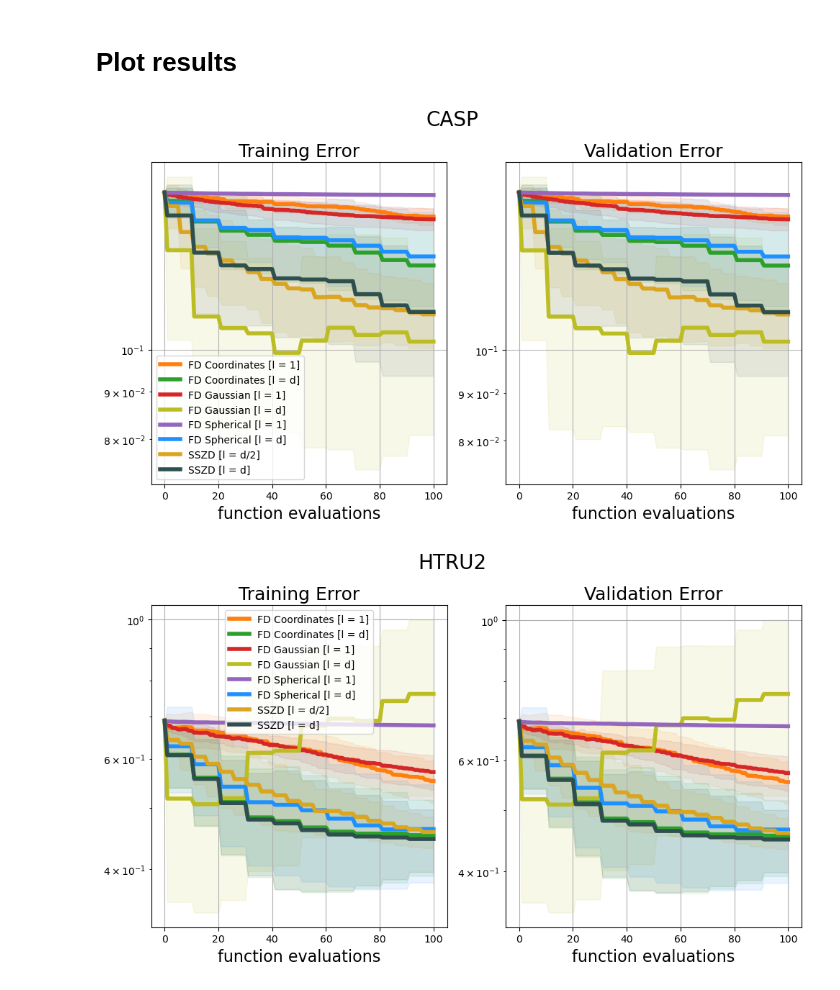
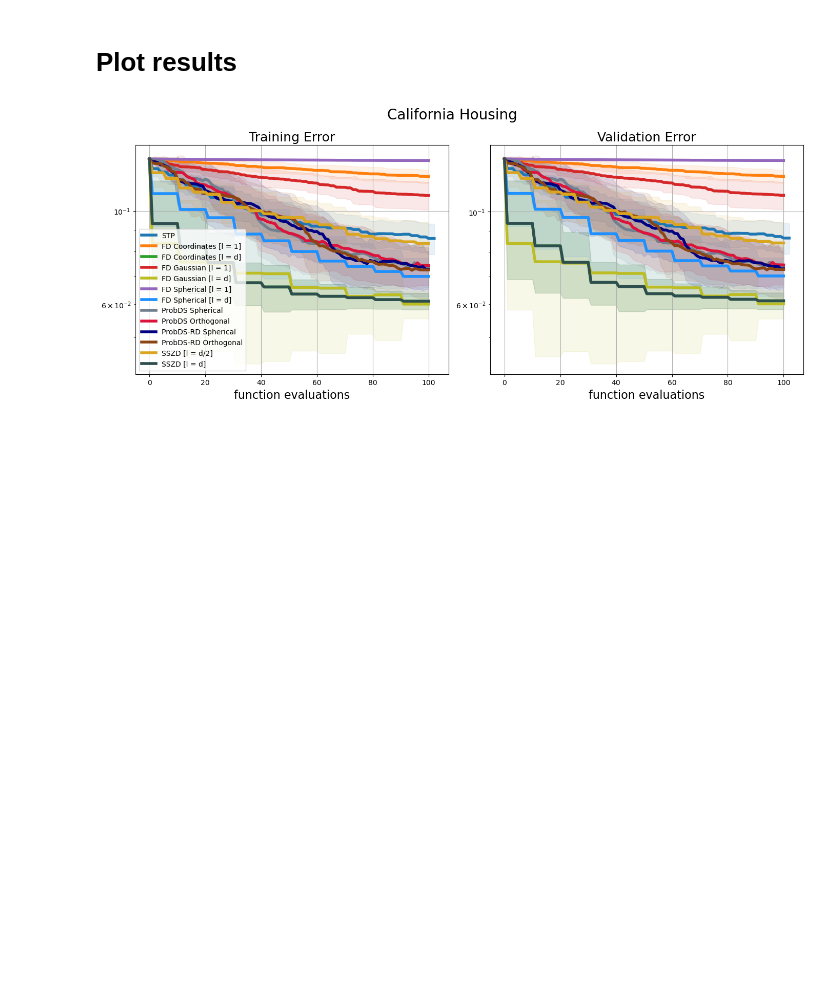
Before and after one commit to Akatsuki96/sszd, a Jupyter notebook: notebooks/FalkonResults.ipynb, the cells around one changed output. Saved outputs shown, nothing was run; the diff lists cells and outputs as text; code cells hidden in the pictures; blank space fills up the shorter version.

Commit message:
Updated Falkon plots

```diff
--- a/notebooks/FalkonResults.ipynb
+++ b/notebooks/FalkonResults.ipynb
@@ -73,12 +73,20 @@ colors = [
 
 ]
 # %%
-def plot_result(dataset_name, category, results):
-    fig, (ax1, ax2) = plt.subplots(1, 2, figsize=(10, 6))
+def get_label(name, results):
+    for k in results.keys():
+        if name in results[k]:
+            return k
+    raise Exception("Unknown method!")
+
+def plot_result(dataset_name, category, results, plot_all = False):
+    fig, (ax1, ax2) = plt.subplots(1, 2, figsize=(14, 6))
     for (i, (name, _, _)) in enumerate(methods):
-        if name in results[category] or name in results['all']:
+        if plot_all or name in results[category] or name in results['all']:
             # TRAINING ERROR
-            label = category if name in results[category] else 'all'
+#            if plot_all:
+            label = get_label(name, results)
+ #           label = category if name in results[category] else 'all'
             mu_tr, std_tr = np.array(results[label][name]['mu_tr']), np.array(results[label][name]['std_tr'])
             mu_vl, std_vl = np.array(results[label][name]['mu_vl']), np.array(results[label][name]['std_vl'])
             ax1.plot(range(len(mu_tr)), mu_tr, '-', lw=4, color=colors[i], label=name)
@@ -96,24 +104,26 @@ def plot_result(dataset_name, category, results):
     fig.tight_layout()
     ax1.grid()
     ax2.grid()
-    fig.savefig(f"{dataset_name.replace(" ", "_")}_{category}.pdf", bbox_inches='tight')
+    out_file = f"{dataset_name.replace(" ", "_")}_{category}.pdf"
+    if plot_all:
+        out_file = f"{dataset_name.replace(" ", "_")}_all.pdf"
+    fig.savefig(out_file, bbox_inches='tight')
 # %% [markdown]
 # Plot results
 # %%
 datasets = [
-    ('CASP', 'casp'),
-    ('HTRU2', 'htru2'),
+    #('CASP', 'casp'),
+    #('HTRU2', 'htru2'),
     ('California Housing', 'california_housing')
 ]
 
 
 category = 'other'
 
-for category in ['fd', 'ds', 'other']:
-
-    for (name, dataset_directory) in datasets:
-        results = read_result(f"{RESULTS_DIR}/{dataset_directory}")
-        plot_result(name, category, results)
+for (name, dataset_directory) in datasets:
+    results = read_result(f"{RESULTS_DIR}/{dataset_directory}")
+#    for category in ['fd', 'ds', 'other']:
+#        plot_result(name, category, results)
+    plot_result(name, category, results, plot_all=True)
 # %% [output]
-[figure, old version]
+[figure, new version]
-[figure, removed]
```
Also changed, not shown: parts of 1 cell of this notebook.
